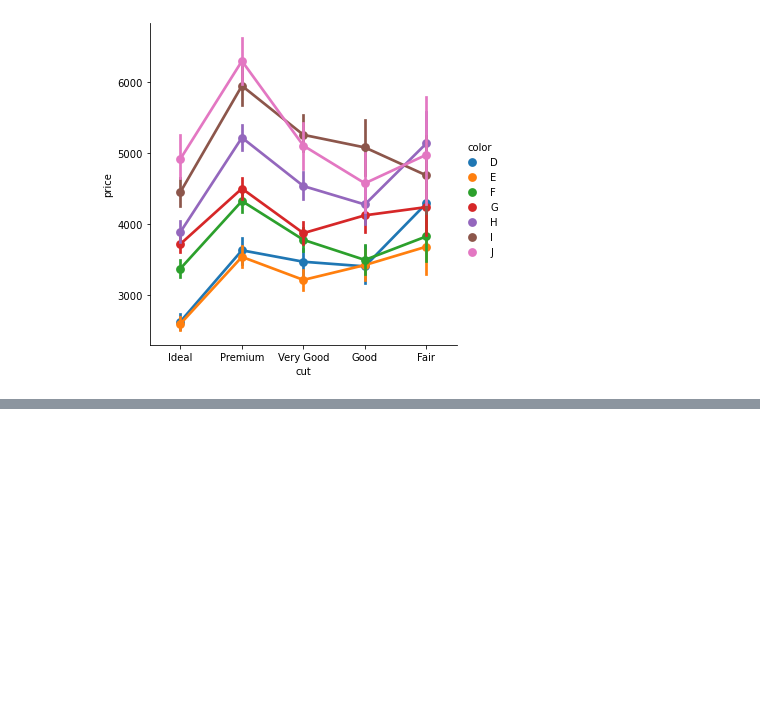
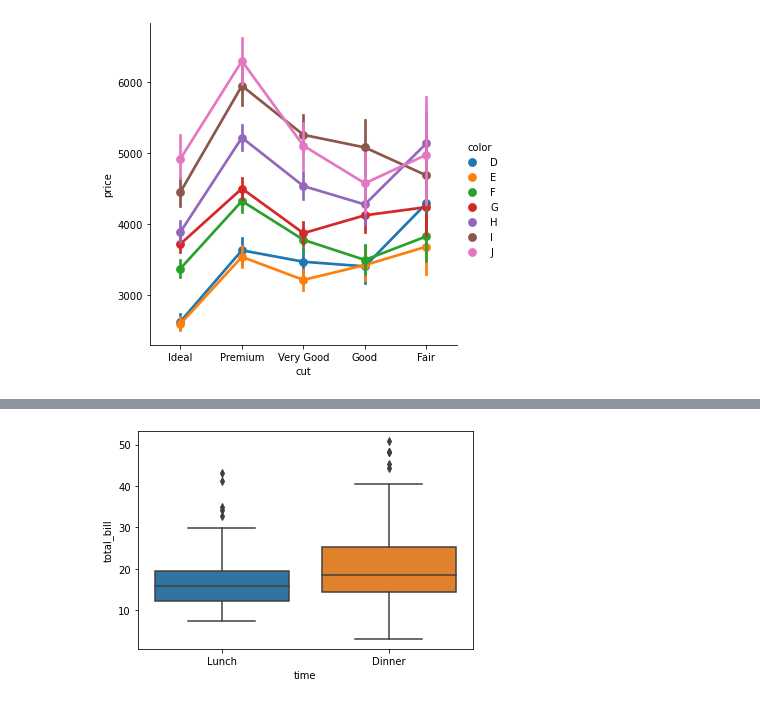
Before and after one commit to sadullahmutlu/Python, a Jupyter notebook: Veri_Görselleştirme/Veri_Görselleştirme.ipynb, the cells around one changed output, grey strips where cells are left out. Cells and saved outputs as stored; diff of their text form; code cells hidden in the pictures; blank space fills up the shorter version.

```diff
--- a/Veri_Görselleştirme/Veri_Görselleştirme.ipynb
+++ b/Veri_Görselleştirme/Veri_Görselleştirme.ipynb
@@ -623,0 +703,4 @@ sns.catplot(x = "cut", y = "price", hue = "color", kind = "point", data = df);
+# %%
+sns.boxplot(x = "time", y = "total_bill", data = df);
+# %% [output]
+[figure, added]
```
Also changed, not shown: parts of 77 cells of this notebook.
